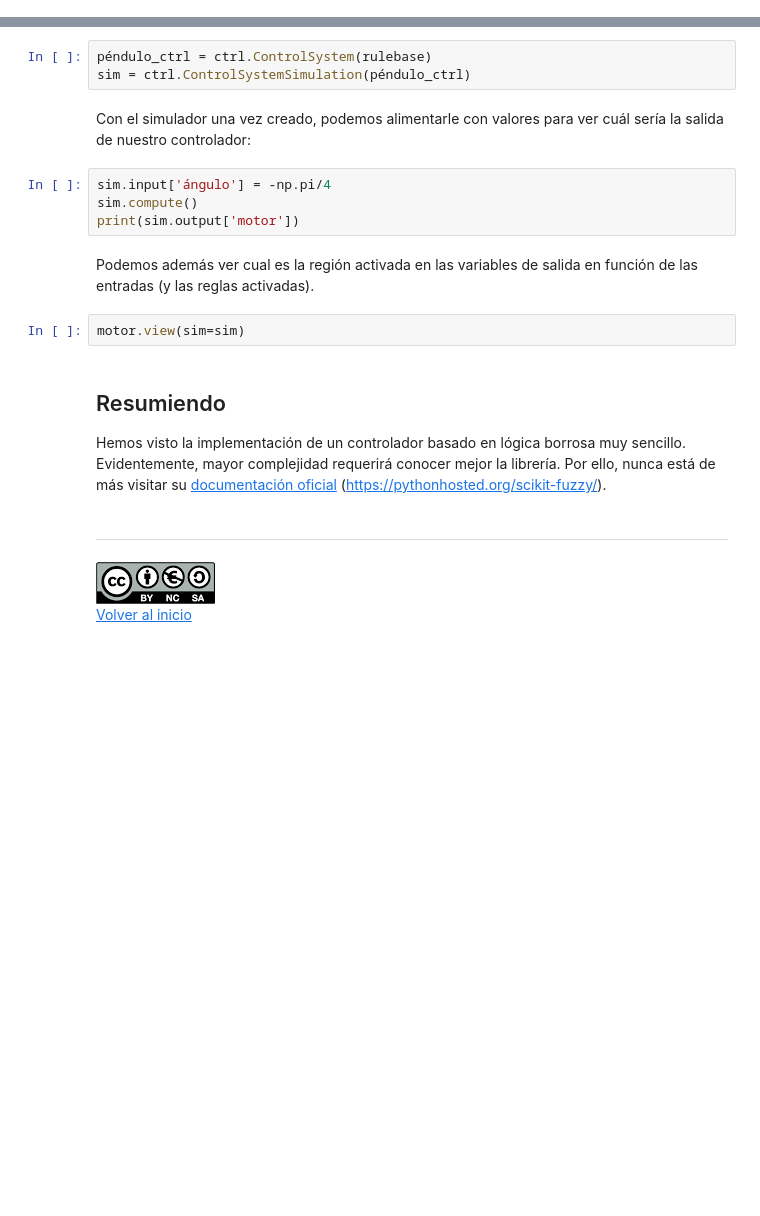
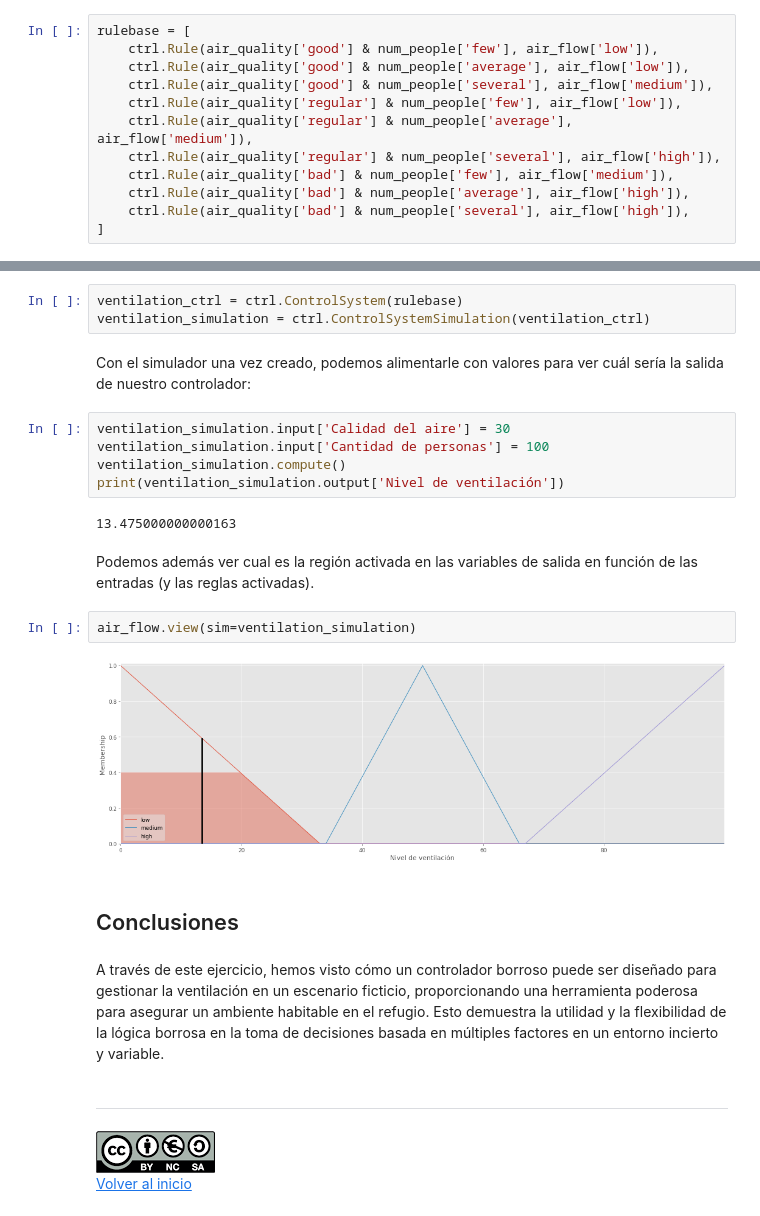
Before and after one commit to etsisi/Robotica, a Jupyter notebook: Notebooks/3.2. Controladores borrosos para el control de la ventilación.ipynb, the cells around one changed output, grey strips where cells are left out. Cells and saved outputs as stored; diff of their text form; blank space fills up the shorter version.

```diff
--- a/Notebooks/3.2. Controladores borrosos para el control de la ventilación.ipynb
+++ b/Notebooks/3.2. Controladores borrosos para el control de la ventilación.ipynb
@@ -122,22 +125,39 @@ Evidentemente, si dispusiésemos de más información de entrada, podríamos hac
+# %%
+rulebase = [
+    ctrl.Rule(air_quality['good'] & num_people['few'], air_flow['low']),
+    ctrl.Rule(air_quality['good'] & num_people['average'], air_flow['low']),
+    ctrl.Rule(air_quality['good'] & num_people['several'], air_flow['medium']),
+    ctrl.Rule(air_quality['regular'] & num_people['few'], air_flow['low']),
+    ctrl.Rule(air_quality['regular'] & num_people['average'], air_flow['medium']),
+    ctrl.Rule(air_quality['regular'] & num_people['several'], air_flow['high']),
+    ctrl.Rule(air_quality['bad'] & num_people['few'], air_flow['medium']),
+    ctrl.Rule(air_quality['bad'] & num_people['average'], air_flow['high']),
+    ctrl.Rule(air_quality['bad'] & num_people['several'], air_flow['high']),
+]
 # %% [markdown]
 ### Construcción del simulador y lanzamiento de la simulación
 # %%
-péndulo_ctrl = ctrl.ControlSystem(rulebase)
-sim = ctrl.ControlSystemSimulation(péndulo_ctrl)
+ventilation_ctrl = ctrl.ControlSystem(rulebase)
+ventilation_simulation = ctrl.ControlSystemSimulation(ventilation_ctrl)
 # %% [markdown]
 Con el simulador una vez creado, podemos alimentarle con valores para ver cuál sería la salida de nuestro controlador:
-# %%
-sim.input['ángulo'] = -np.pi/4
-sim.compute()
-print(sim.output['motor'])
+# %%
+ventilation_simulation.input['Calidad del aire'] = 30
+ventilation_simulation.input['Cantidad de personas'] = 100
+ventilation_simulation.compute()
+print(ventilation_simulation.output['Nivel de ventilación'])
+# %% [output]
+13.475000000000163
 # %% [markdown]
 Podemos además ver cual es la región activada en las variables de salida en función de las entradas (y las reglas activadas).
 # %%
-motor.view(sim=sim)
+air_flow.view(sim=ventilation_simulation)
+# %% [output]
+[figure, added]
-# %% [markdown]
-## Resumiendo
-
-Hemos visto la implementación de un controlador basado en lógica borrosa muy sencillo. Evidentemente, mayor complejidad requerirá conocer mejor la librería. Por ello, nunca está de más visitar su [documentación oficial](https://pythonhosted.org/scikit-fuzzy/) (https://pythonhosted.org/scikit-fuzzy/).
+# %% [markdown]
+## Conclusiones
+# %% [markdown]
+A través de este ejercicio, hemos visto cómo un controlador borroso puede ser diseñado para gestionar la ventilación en un escenario ficticio, proporcionando una herramienta poderosa para asegurar un ambiente habitable en el refugio. Esto demuestra la utilidad y la flexibilidad de la lógica borrosa en la toma de decisiones basada en múltiples factores en un entorno incierto y variable.
 # %% [markdown]
 ***
 
```
Also changed, not shown: parts of 14 cells of this notebook, 1 other file.
